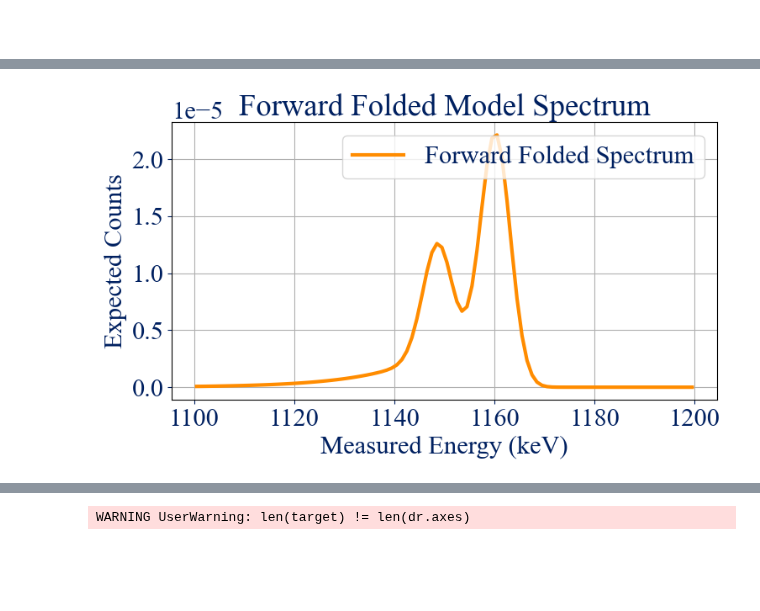
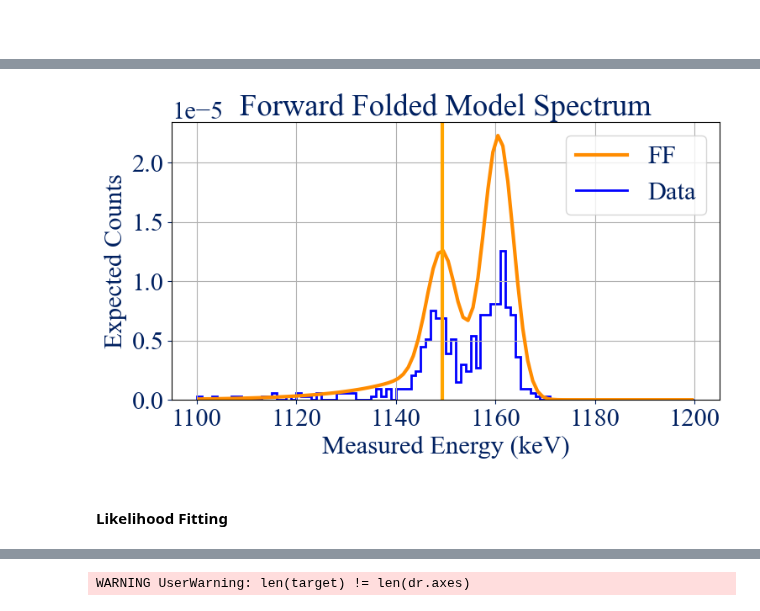
Before and after one commit to avalluvan/cosipy, a Jupyter notebook: docs/tutorials/response/LMDR4.ipynb, the cells around one changed output, grey strips where cells are left out. Cells and saved outputs as stored; diff of their text form; code cells hidden in the pictures; blank space fills up the shorter version.

```diff
--- a/docs/tutorials/response/LMDR4.ipynb
+++ b/docs/tutorials/response/LMDR4.ipynb
@@ -880,0 +979,3 @@ cosi.set_model(model)
+# %%
+cosi._spectral_smearing = None
+cosi._compute_predicted_c()
@@ -880,0 +984,4 @@ cosi.set_model(model)
+# %%
+cosi._spectral_smearing = 'doubleexpgaus'
+cosi._Eiedges = np.array([1100, 1200]) * u.keV
+cosi._compute_predicted_c()
@@ -880,0 +994,3 @@ cosi.set_model(model)
+# %%
+cosi._spectral_smearing = 'doubleexpgaus'
+cosi.display_model()
@@ -900,19 +1019,25 @@ R = np.array([
 # %%
 # Convolve model spectrum with redistribution matrix
 dEi = Ei[1] - Ei[0]  # Energy bin width
-folded_counts = R @ spectrum(Ei) * dEi  # Expected counts per measured bin
+folded_counts = R @ spectrum(Ei - 0.5 * Ei.unit) * dEi  # Expected counts per measured bin
 # %%
 plt.figure(figsize=(8, 5))
-plt.plot(Em_centers, folded_counts, label="Forward Folded Spectrum", color='darkorange')
+plt.plot(Em_centers, folded_counts, label="FF", color='darkorange')
 plt.xlabel("Measured Energy (keV)")
 plt.ylabel("Expected Counts")
 plt.title("Forward Folded Model Spectrum")
+plt.axvline(1149.35)
+counts, bins = np.histogram(cosi._energy_samples / u.keV, np.linspace(1100, 1200, 101))
+plt.stairs(3e-7 * counts, bins, edgecolor='b', lw=2, label='Data')
+
 plt.legend()
 plt.grid(True)
 plt.tight_layout()
 plt.show()
 # %% [output]
-[figure, old version]
+[figure, new version]
+# %% [markdown]
+#### Likelihood Fitting
 # %%
 plugins = DataList(cosi) # If we had multiple instruments, we would do e.g. DataList(cosi, lat, hawc, ...)
 
```
Also changed, not shown: parts of 36 cells of this notebook, 1 other file.
